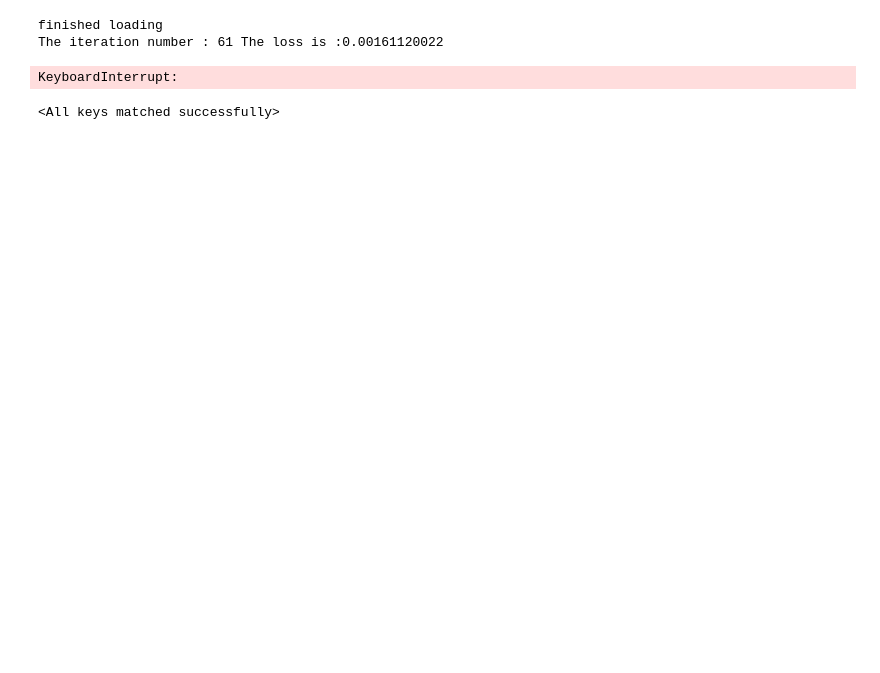
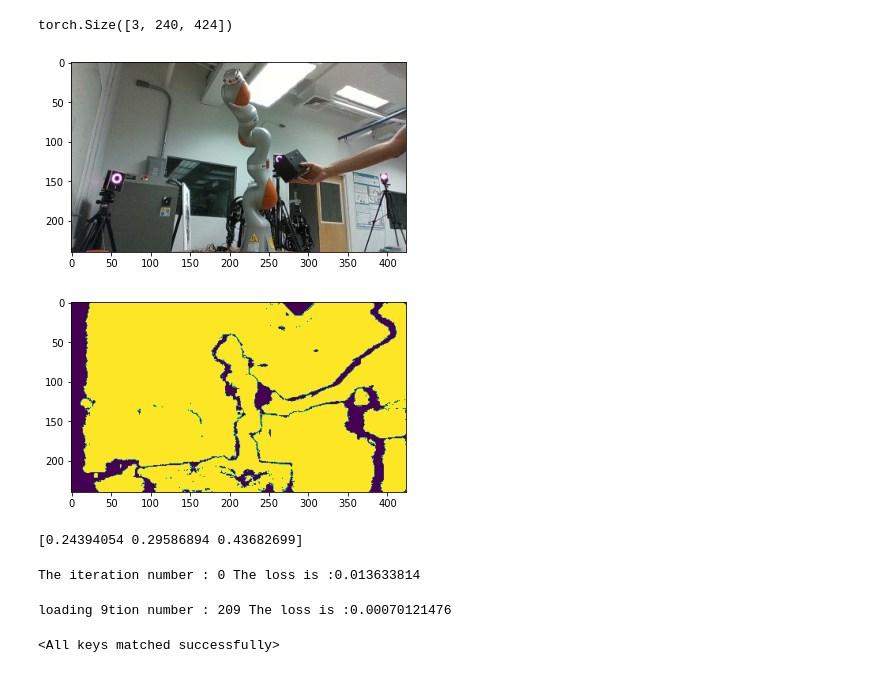
Before and after one commit to machines-in-motion/ioc_qp, a Jupyter notebook: vision/object_tracking.ipynb, the cells around one changed output. Cells and saved outputs as stored; diff of their text form; code cells hidden in the pictures; blank space fills up the shorter version.

```diff
--- a/vision/object_tracking.ipynb
+++ b/vision/object_tracking.ipynb
@@ -38,6 +38,22 @@ def tmp():
 # %timeit image = imread("./image_data/data1/" + str(np.random.randint(10)) + ".jpg")
 
 # %timeit image = cv2.imread("./image_data/data1/" + str(np.random.randint(10)) + ".jpg")
+# %%
+i = np.random.randint(1000)
+box1 = ToTensor()(imread("./image_data/data10/color_" + str(i) + ".jpg"))
+box2 = ToTensor()(imread("./image_data/data10/depth_" + str(i) + ".jpg"))
+data = np.load("./position_data/" + "data10" + ".npz")
+print(box1.shape)
+plt.imshow(ToPILImage()(box1))
+plt.show()
+plt.imshow(ToPILImage()(box2))
+plt.show()
+print(data["position"][i])
+# %% [output]
+torch.Size([3, 240, 424])
+[figure, added]
+[figure, added]
+[0.24394054 0.29586894 0.43682699]
 # %%
 class BoxDataSet(Dataset):
 
@@ -91,20 +130,9 @@ device = torch.device("cuda")
 # %%
-net = C_Net()
-net.load_state_dict(torch.load("./models/cnn1"))
-net = net.to(device)
-lr = 1.5e-4
-eps = 150
-print("finished loading")
-
-optimizer = torch.optim.Adam(net.parameters(), lr=lr)
-loss = torch.nn.MSELoss() #torch.nn.MSELoss() #torch.nn.HuberLoss()
-dl_arr = []
-dl_arr.append(DataLoader(BoxDataSet("data1"), batch_size = 128, num_workers = 12))
-dl_arr.append(DataLoader(BoxDataSet("data2"), batch_size = 128, num_workers = 12))
-
-
 for i in range(eps):
-    for x_train_batch, y_train_batch in dl_arr[np.random.randint(2)]:
+    if i % 7 == 0:
+        indices = torch.randperm(10)[:num_data] + 1
+        dl_arr = read_data(indices)
+    for x_train_batch, y_train_batch in dl_arr[np.random.randint(num_data)]:
         x_train_gpu = x_train_batch.to(device)
         y_train_gpu = y_train_batch.to(device)
         y_pred = net(x_train_gpu)
@@ -119,6 +147,5 @@ for i in range(eps):
 
 torch.save(net.state_dict(), "./models/cnn1")
 # %% [output]
-finished loading
-The iteration number : 61 The loss is :0.00161120022
+The iteration number : 0 The loss is :0.013633814
-KeyboardInterrupt:
+loading 9tion number : 209 The loss is :0.00070121476
```
Also changed, not shown: parts of 9 cells of this notebook, 5 other files.
